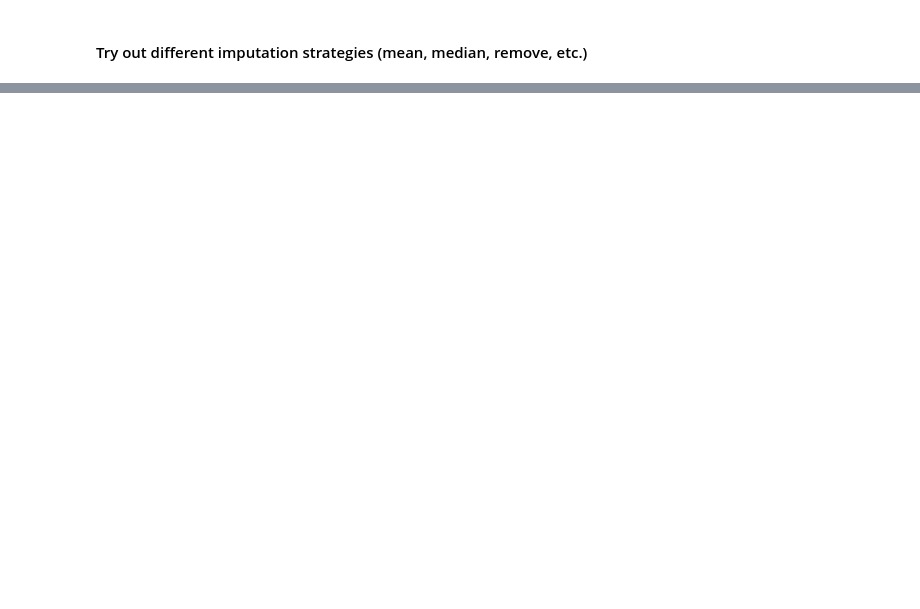
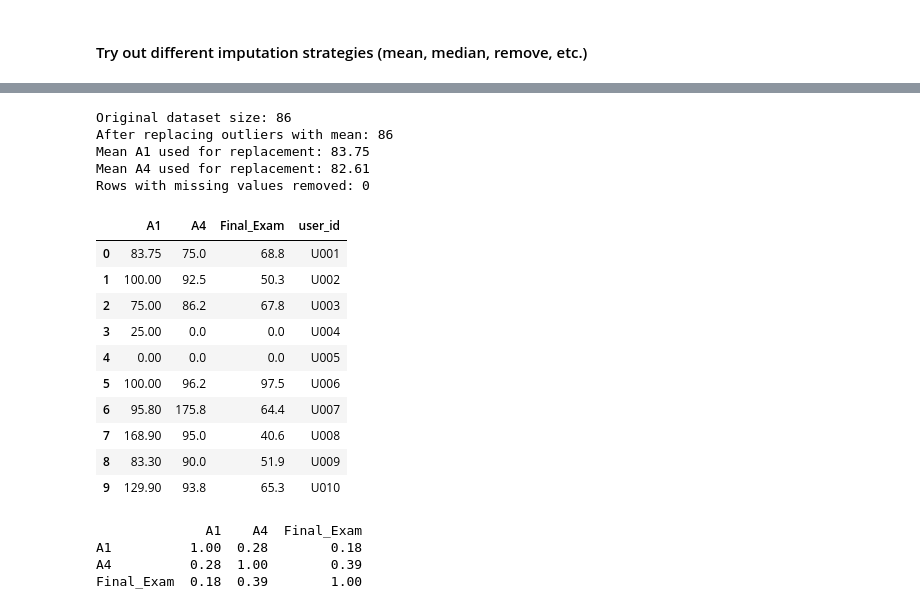
Before and after one commit to cda79/461-lab01-introduction, a Jupyter notebook: LabTask02/LabTask02.ipynb, the cells around one changed output, grey strips where cells are left out. Saved outputs shown, nothing was run; the diff lists cells and outputs as text; code cells hidden in the pictures; blank space fills up the shorter version.

```diff
--- a/LabTask02/LabTask02.ipynb
+++ b/LabTask02/LabTask02.ipynb
@@ -209,0 +248,46 @@ df_converted.head(68)
+# %%
+# Create a copy of the original dataset
+df_mean_replaced = df_converted.copy()
+
+# Calculate mean A1 scores
+mean_A1 = df_converted['A1'].mean().round(2)
+# Calculate mean A4 scores
+mean_A4 = df_converted['A4'].mean().round(2)
+
+# Fill missing values with the mean
+df_mean_replaced['A1'] = df_mean_replaced['A1'].fillna(mean_A1)
+df_mean_replaced['A4'] = df_mean_replaced['A4'].fillna(mean_A4)
+
+print(f"Original dataset size: {len(df)}")
+print(f"After replacing outliers with mean: {len(df_mean_replaced)}")
+print(f"Mean A1 used for replacement: {mean_A1:.2f}")
+print(f"Mean A4 used for replacement: {mean_A4:.2f}")
+print(f"Rows with missing values removed: {len(df_converted) - len(df_mean_replaced)}")
+print()
+
+df_mean_replaced.head(10)
+# %% [output]
+Original dataset size: 86
+After replacing outliers with mean: 86
+Mean A1 used for replacement: 83.75
+Mean A4 used for replacement: 82.61
+Rows with missing values removed: 0
+|  | A1 | A4 | Final_Exam | user_id |
+| 0 | 83.75 | 75.0 | 68.8 | U001 |
+| 1 | 100.00 | 92.5 | 50.3 | U002 |
+| 2 | 75.00 | 86.2 | 67.8 | U003 |
+| 3 | 25.00 | 0.0 | 0.0 | U004 |
+| 4 | 0.00 | 0.0 | 0.0 | U005 |
+| 5 | 100.00 | 96.2 | 97.5 | U006 |
+| 6 | 95.80 | 175.8 | 64.4 | U007 |
+| 7 | 168.90 | 95.0 | 40.6 | U008 |
+| 8 | 83.30 | 90.0 | 51.9 | U009 |
+| 9 | 129.90 | 93.8 | 65.3 | U010 |
+# %%
+corr_matrix = df_mean_replaced[numeric_cols].corr()
+print(corr_matrix.round(2))
+# %% [output]
+              A1    A4  Final_Exam
+A1          1.00  0.28        0.18
+A4          0.28  1.00        0.39
+Final_Exam  0.18  0.39        1.00
```
Also changed, not shown: parts of 22 cells of this notebook.
